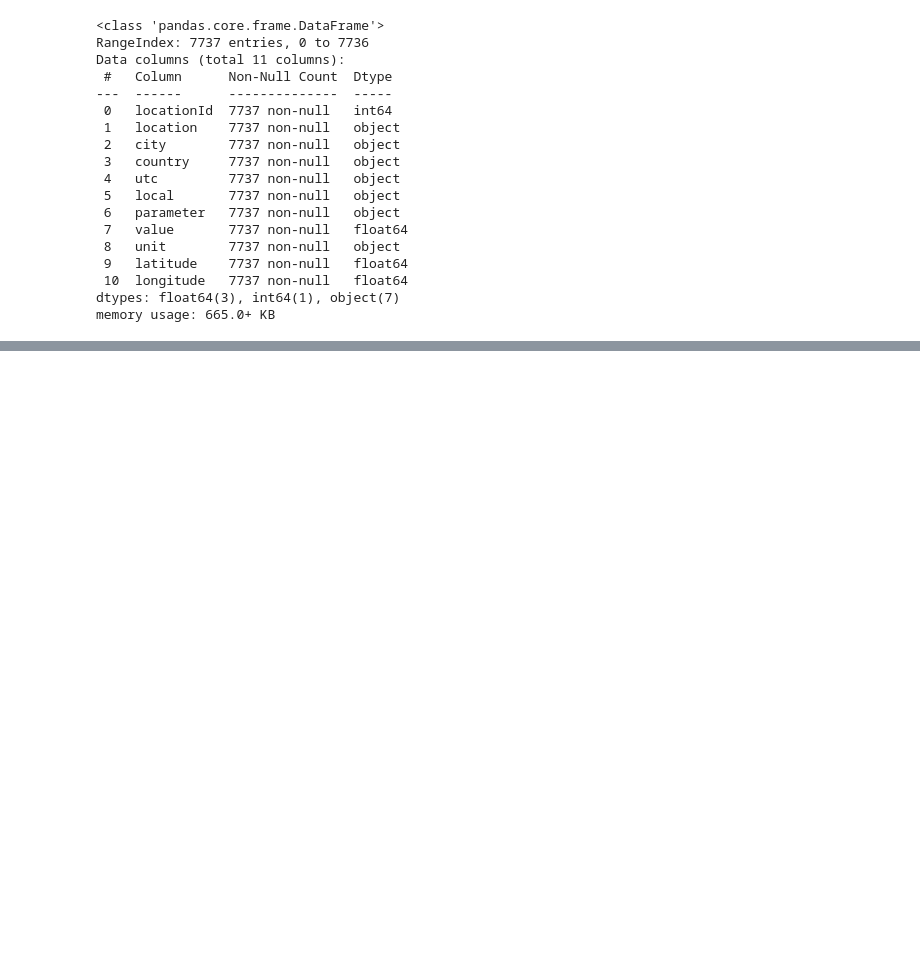
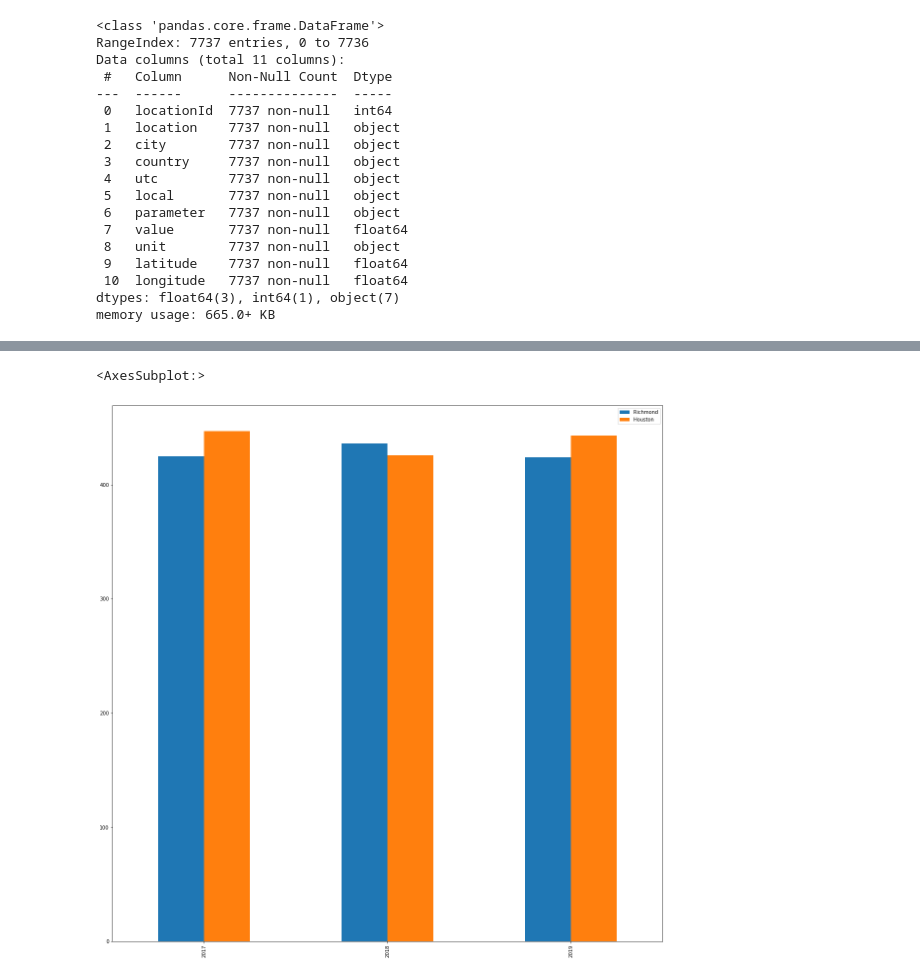
Before and after one commit to CFD-UTSA/EnergyGeneration, a Jupyter notebook: Final_Project_Draft.ipynb, the cells around one changed output, grey strips where cells are left out. Cells and saved outputs as stored; diff of their text form; code cells hidden in the pictures; blank space fills up the shorter version.

```diff
--- a/Final_Project_Draft.ipynb
+++ b/Final_Project_Draft.ipynb
@@ -1012,7 +1000,7 @@ print(rco2)
 # %%
 hco2 = hco2.rename(columns={"utc": "datetime"})
 hco2["datetime"] = pd.to_datetime(hco2["datetime"])
-hco2 = hco2.groupby([rco2["datetime"].dt.year])["value"].mean()
-print(hco2)
+hco2y = hco2.groupby([hco2["datetime"].dt.year])["value"].mean()
+hco2y
 # %% [output]
 datetime
@@ -1027,0 +1046,10 @@ KeyError: 'datetime'
+# %%
+rco2yl = list(rco2y)
+hco2yl = list(hco2y)
+years=list(np.arange(2017,2020))
+years = list(years)
+df1 = pd.DataFrame({'Richmond':rco2yl, 'Houston':hco2yl}, index = years)
+df1.plot(kind ='bar', figsize=(20,20))
+# %% [output]
+<AxesSubplot:>
+[figure, added]
```
Also changed, not shown: parts of 5 cells of this notebook, 2 other files.
